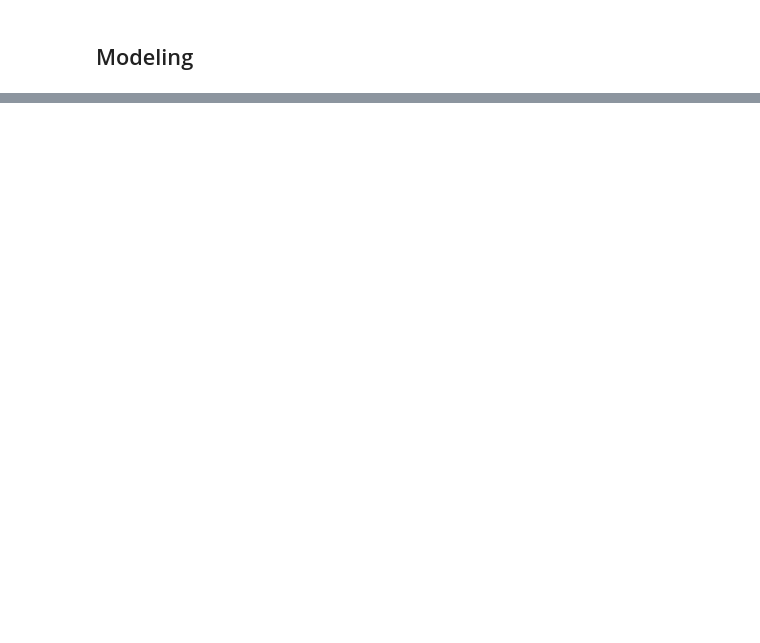
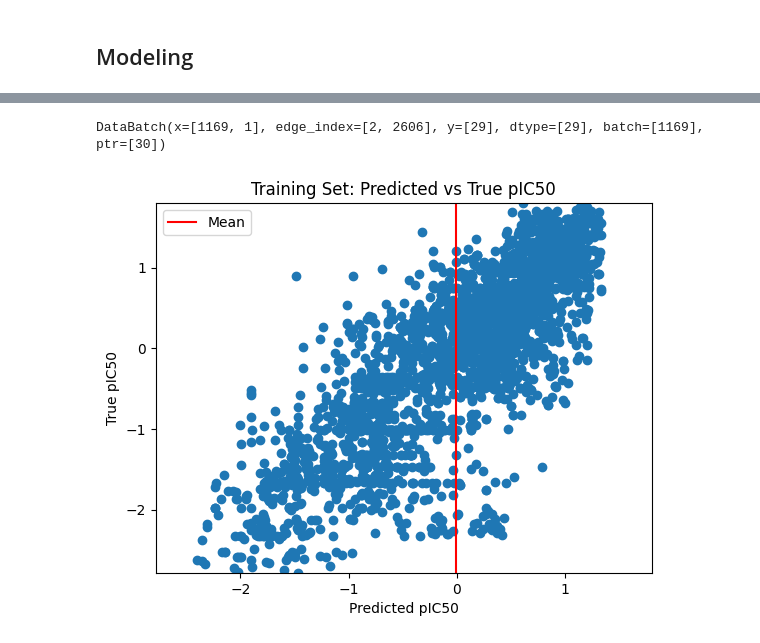
Before and after one commit to Djtrainer/cancer_research, a Jupyter notebook: notebooks/mdm2_breaker.ipynb, the cells around one changed output, grey strips where cells are left out. Drawn from its saved outputs; the diff is of its cells as text; code cells hidden in the pictures; blank space fills up the shorter version.

```diff
--- a/notebooks/mdm2_breaker.ipynb
+++ b/notebooks/mdm2_breaker.ipynb
@@ -12,8 +12,8 @@ from mdm2_breaker import ProteinFeaturizer, SmallMoleculeFeaturizer
 
 ROOT = Path(os.getcwd()).parents[0]
 # %%
-pdb_file = os.path.join(ROOT, "data", "MDM2_Breaker", "1YCR.pdb")
-mol_file = os.path.join(ROOT, "data", "MDM2_Breaker", "bindingdb_p53_binding_protein_mdm2.tsv")
+pdb_file = os.path.join(ROOT, "data", "MDM2_Breaker", "raw", "1YCR.pdb")
+mol_file = os.path.join(ROOT, "data", "MDM2_Breaker", "raw", "bindingdb_p53_binding_protein_mdm2.tsv")
 # %% [markdown]
 ## Parse the Protein
 # %%
@@ -676,0 +688,5 @@ the value of the `num_workers` argument` to `num_workers=7` in the `DataLoader`
+# %%
+for key in initial_weights:
+    diff = (initial_weights[key] - sarcoma_system.model.state_dict()[key]).abs().sum()
+    if diff > 0:
+        print(f"{key} changed by {diff:.4f}")
@@ -676,0 +752,28 @@ the value of the `num_workers` argument` to `num_workers=7` in the `DataLoader`
+# %%
+x
+# %% [output]
+DataBatch(x=[1169, 1], edge_index=[2, 2606], y=[29], dtype=[29], batch=[1169], ptr=[30])
+# %%
+y_pred_train = []
+y_true_train = []
+x_values_train = []
+for x in train_loader:
+    x_values_train.append(x.x.detach().cpu().numpy())
+    y_pred_train.append(model(protein_graph, x).detach().cpu().numpy())
+    y_true_train.append(x.y.detach().cpu().numpy())
+
+y_pred_train = np.concatenate(y_pred_train)
+y_true_train = np.concatenate(y_true_train)
+# x_values_train = np.concatenate(x_values_train)
+
+plt.scatter(y_pred_train, y_true_train)
+plt.plot([y_true_train.mean(), y_true_train.mean()], [y_true_train.min(), y_true_train.max()], color="red", label="Mean")
+plt.xlabel("Predicted pIC50")
+plt.ylabel("True pIC50")
+plt.title("Training Set: Predicted vs True pIC50")
+plt.xlim(y_true_train.min(), y_true_train.max())
+plt.ylim(y_true_train.min(), y_true_train.max())
+plt.legend()
+plt.show()
+# %% [output]
+[figure, added]
```
Also changed, not shown: parts of 12 cells of this notebook, 3 other files.
